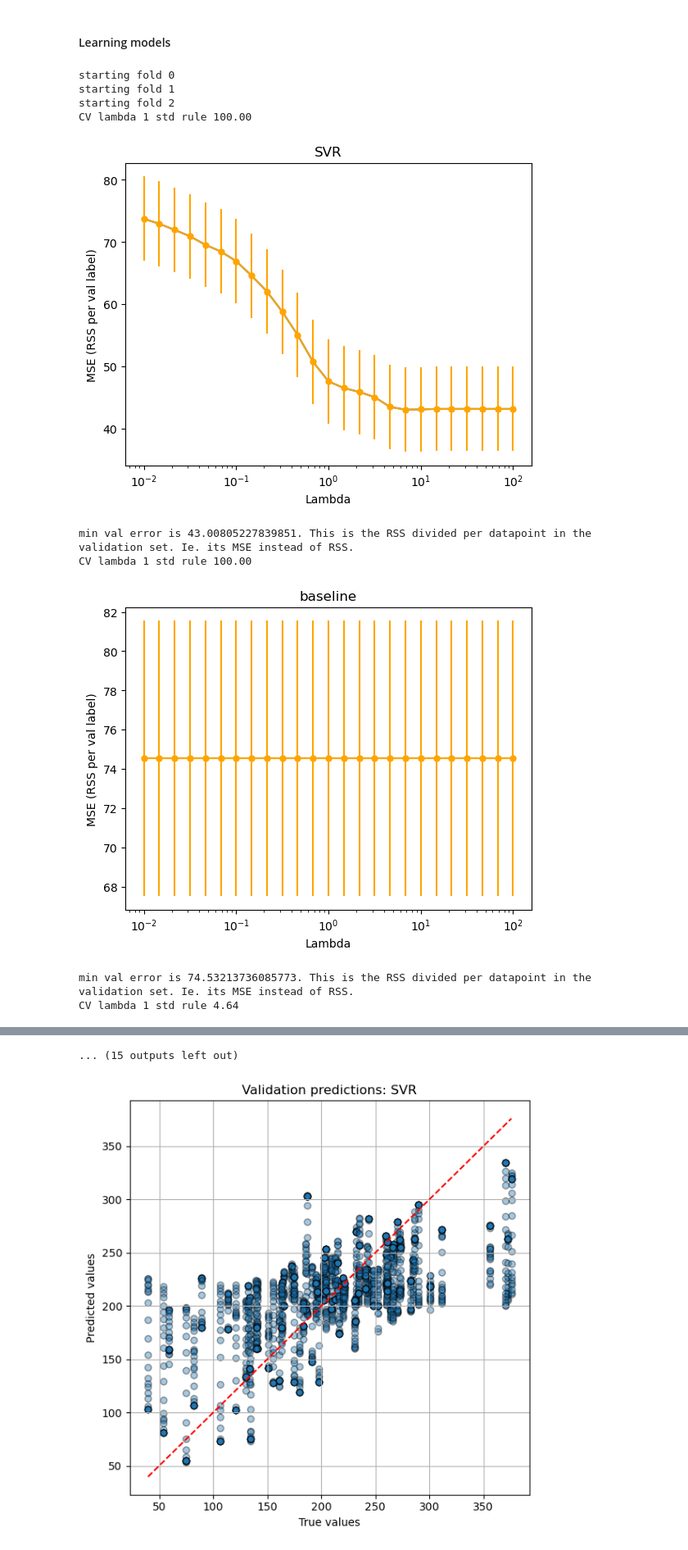
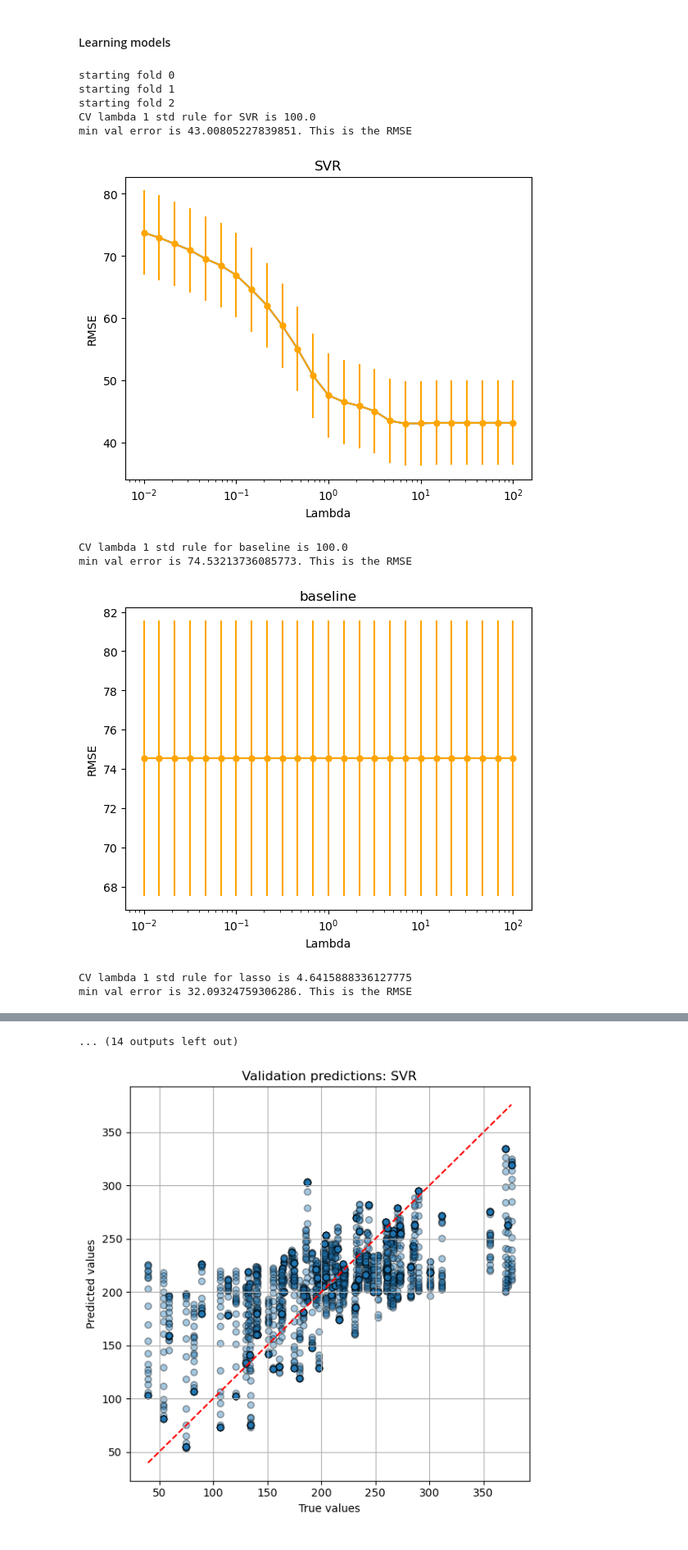
Before and after one commit to BjarkeErichsen/ComputationalDataAnalysisComp, a Jupyter notebook: main.ipynb, the cells around one changed output, grey strips where cells are left out. Shown at 82% size. Cells and saved outputs as stored; diff of their text form; code cells hidden in the pictures.

```diff
--- a/main.ipynb
+++ b/main.ipynb
@@ -698,40 +698,41 @@ with warnings.catch_warnings(): # done to disable all the convergence warnings f
 
                 RSS = devianceFunc(y_test, yscores)
                 deviance[reg_i, k, i] = np.sqrt(RSS / y_test.shape[0])
 
                 val_predictions[reg_model].append(yscores)
                 val_true_values[reg_model].append(y_test)
 
 
 #Compute the average and std of the deviance over CV folds
 best_lambdas = {}
 for regr_mod in range(len(regression_models)):
     testError = np.mean(deviance[regr_mod], axis=0)  #we do across axis=0, because this axis corrosponds to the folds, meaning we average across all elements of the same column
     testStd = np.std(deviance[regr_mod], axis=0)
     k = np.argmin(testError)
     testStd = testStd[k]
     #Select the optimal lambda using the 1-std-rule
     Lambda_CV_1StdRule = lambdas[testError < min(testError) + testStd][-1]
     best_lambdas[regression_models[regr_mod]] = Lambda_CV_1StdRule
-    print("CV lambda 1 std rule %0.2f" % Lambda_CV_1StdRule)
+    print(f"CV lambda 1 std rule for {regression_models[regr_mod]} is {Lambda_CV_1StdRule}")
 
     plt.figure()
     plt.errorbar(lambdas, testError, testStd, marker='.', color='orange', markersize=10)
     plt.semilogx(lambdas, testError)
 
+    print(f"min val error is {min(testError)}. This is the RMSE")
     plt.xlabel("Lambda")
-    plt.ylabel("MSE (RSS per val label)")
+    plt.ylabel("RMSE")
     plt.title(f"{regression_models[regr_mod]}")
     plt.show()
-    print(f"min val error is {min(testError)}. This is the RSS divided per datapoint in the validation set. Ie. its MSE instead of RSS.")
 # %% [output]
 starting fold 0
 starting fold 1
 starting fold 2
-CV lambda 1 std rule 100.00
+CV lambda 1 std rule for SVR is 100.0
+min val error is 43.00805227839851. This is the RMSE
-[figure, old version]
+[figure, new version]
-min val error is 43.00805227839851. This is the RSS divided per datapoint in the validation set. Ie. its MSE instead of RSS.
-CV lambda 1 std rule 100.00
+CV lambda 1 std rule for baseline is 100.0
+min val error is 74.53213736085773. This is the RMSE
-[figure, old version]
+[figure, new version]
-min val error is 74.53213736085773. This is the RSS divided per datapoint in the validation set. Ie. its MSE instead of RSS.
-CV lambda 1 std rule 4.64
+CV lambda 1 std rule for lasso is 4.6415888336127775
+min val error is 32.09324759306286. This is the RMSE
@@ -748,4 +749,4 @@ CV lambda 1 std rule 1.00
-... (15 outputs left out)
+... (14 outputs left out)
 # %%
 plot_val_predictions_all_models(regression_models, val_predictions, val_true_values)
 # %% [output]
```
Also changed, not shown: parts of 12 cells of this notebook, 1 other file.
